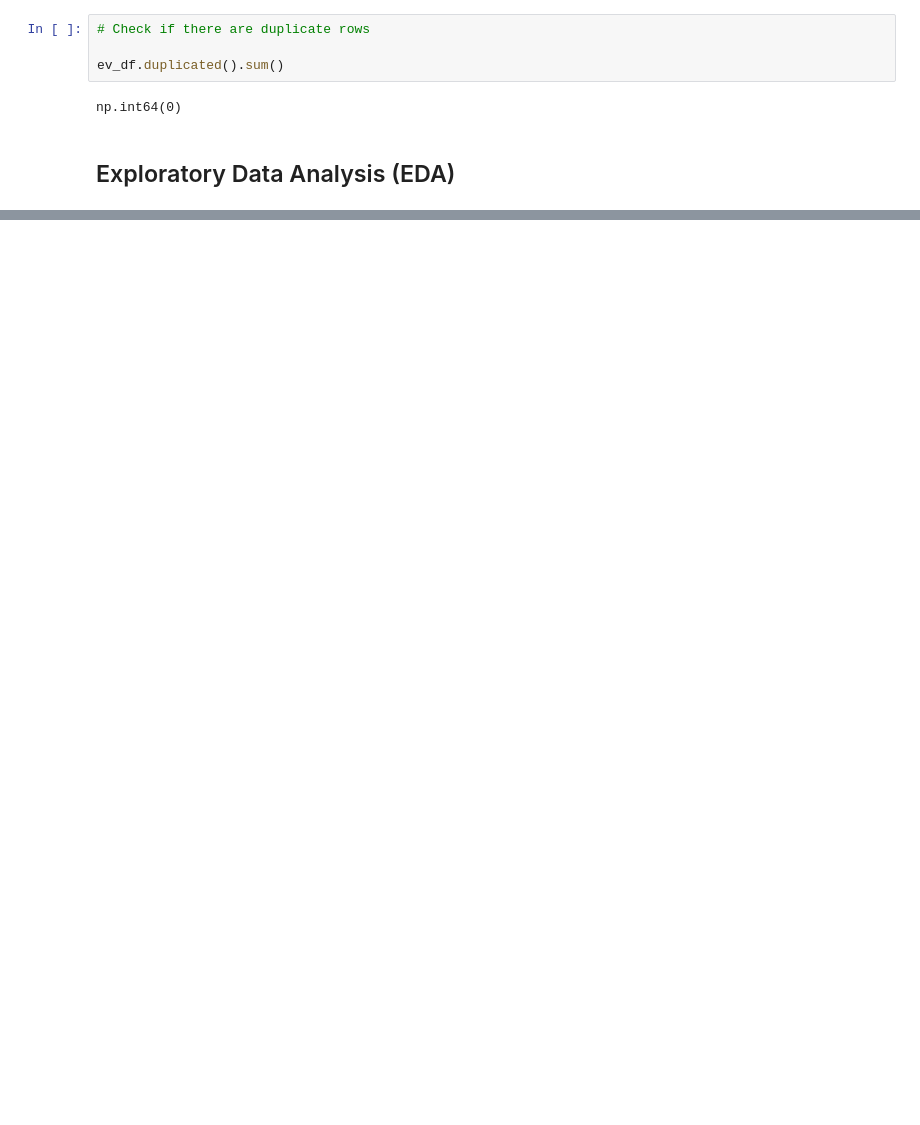
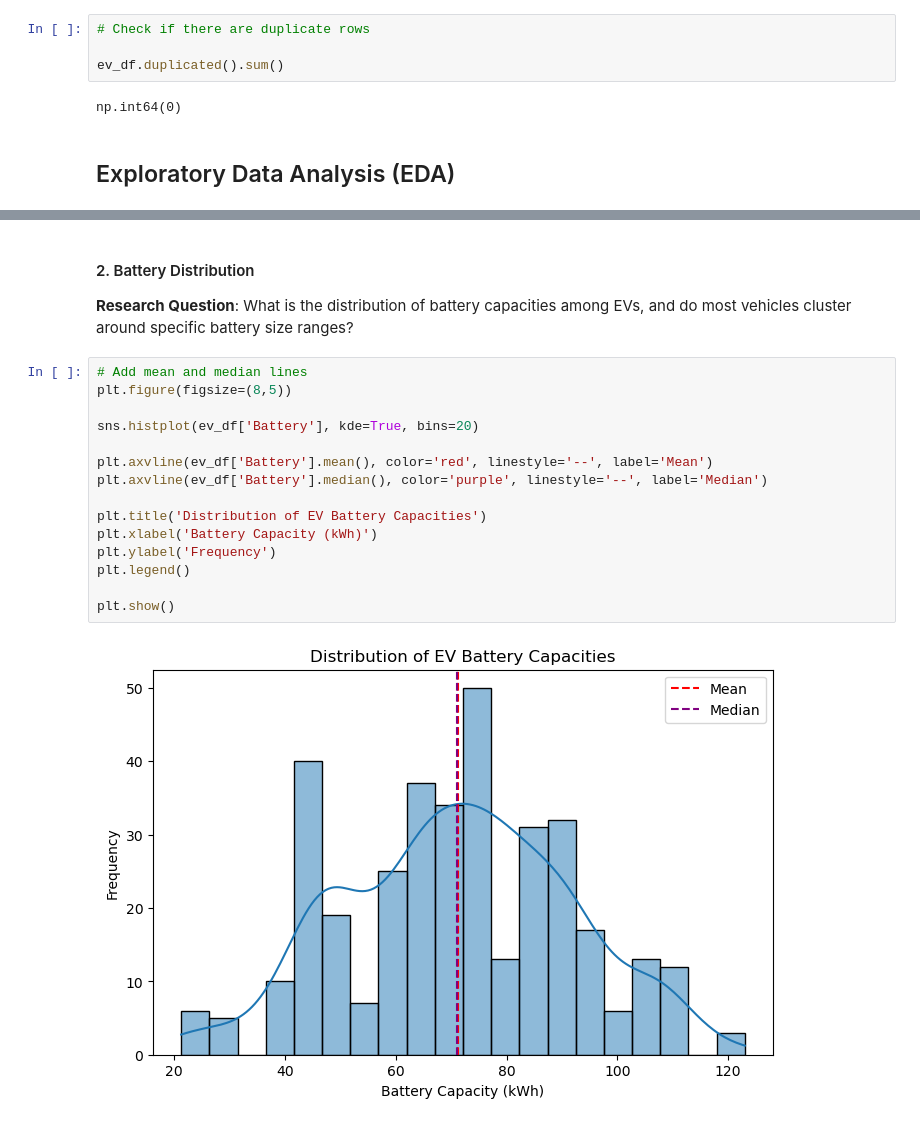
Before and after one commit to divyadas176/Electric_Vehicle_Analysis, a Jupyter notebook: Electric_Vehicle_Analysis.ipynb, the cells around one changed output, grey strips where cells are left out. Cells and saved outputs as stored; diff of their text form; blank space fills up the shorter version.

```diff
--- a/Electric_Vehicle_Analysis.ipynb
+++ b/Electric_Vehicle_Analysis.ipynb
@@ -360,0 +403,21 @@ np.int64(0)
+# %% [markdown]
+#### 2. Battery Distribution
+
+**Research Question**: What is the distribution of battery capacities among EVs, and do most vehicles cluster around specific battery size ranges?
+# %%
+# Add mean and median lines
+plt.figure(figsize=(8,5))
+
+sns.histplot(ev_df['Battery'], kde=True, bins=20)
+
+plt.axvline(ev_df['Battery'].mean(), color='red', linestyle='--', label='Mean')
+plt.axvline(ev_df['Battery'].median(), color='purple', linestyle='--', label='Median')
+
+plt.title('Distribution of EV Battery Capacities')
+plt.xlabel('Battery Capacity (kWh)')
+plt.ylabel('Frequency')
+plt.legend()
+
+plt.show()
+# %% [output]
+[figure, added]
```
Also changed, not shown: parts of 21 cells of this notebook.
